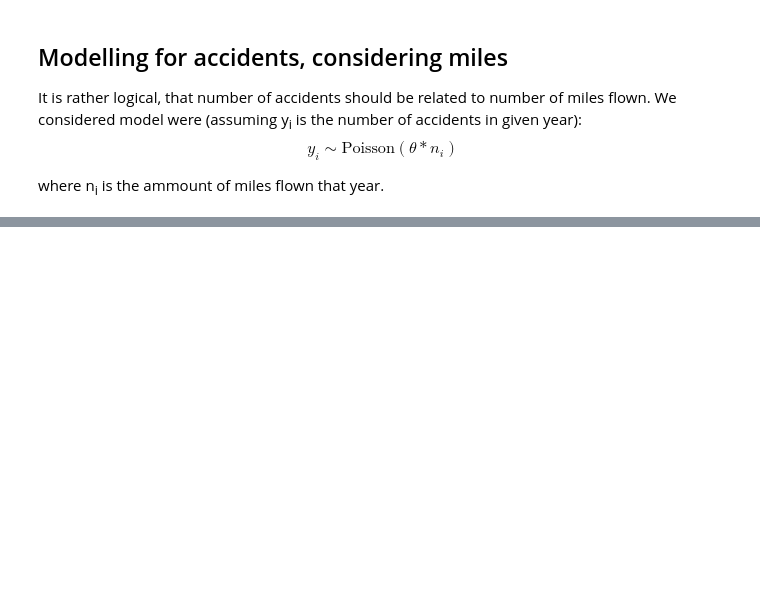
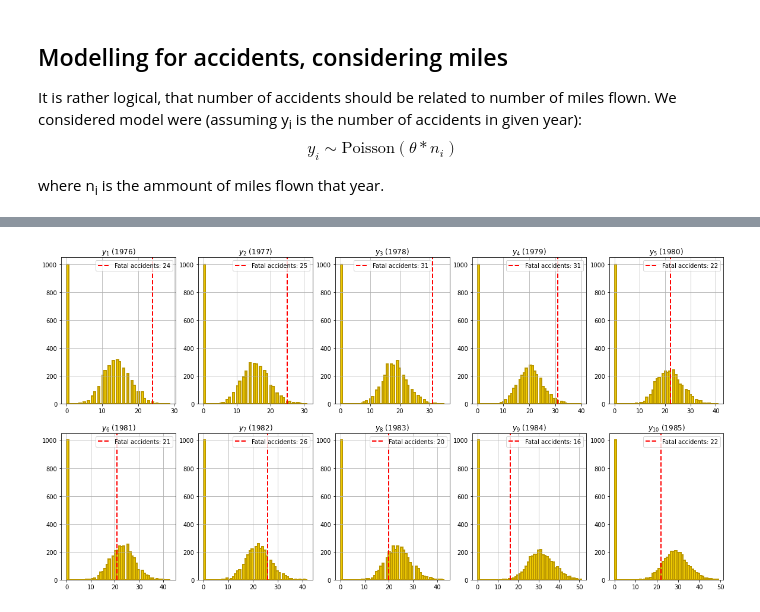
Before and after one commit to DanieloSendi/LaboratoryClasses_Data_Analitycs, a Jupyter notebook: Lab_5_Using_link_functions_to_create_GLM/Lab_5_Using_link_functions_to_create_GLM.ipynb, the cells around one changed output, grey strips where cells are left out. Cells and saved outputs as stored; diff of their text form; code cells hidden in the pictures; blank space fills up the shorter version.

```diff
--- a/Lab_5_Using_link_functions_to_create_GLM/Lab_5_Using_link_functions_to_create_GLM.ipynb
+++ b/Lab_5_Using_link_functions_to_create_GLM/Lab_5_Using_link_functions_to_create_GLM.ipynb
@@ -55,0 +179,14 @@ where n<sub>i</sub> is the ammount of miles flown that year.
+# %%
+fig, ax = plt.subplots(2, 5, figsize=(20, 10))
+for i in range(1, 11):
+    ax[(i - 1) // 5][(i - 1) % 5].hist(fit_pd[f"y[{i}]"], bins=50, color=dark, edgecolor=dark_highlight, linewidth=2)
+    ax[(i - 1) // 5][(i - 1) % 5].axvline(data["Fatal accidents"][i - 1],
+                                          color="red", linewidth=2, linestyle='--',
+                                          label=f"Fatal accidents: {data['Fatal accidents'][i - 1]}")
+    ax[(i - 1) // 5][(i - 1) % 5].set_title(f"$y_{{{i}}}$ ({1976 + i - 1})", fontsize=12)
+    ax[(i - 1) // 5][(i - 1) % 5].grid()
+    ax[(i - 1) // 5][(i - 1) % 5].legend()
+plt.grid()
+plt.show()
+# %% [output]
+[figure, added]
```
Also changed, not shown: parts of 8 cells of this notebook, 3 other files.
